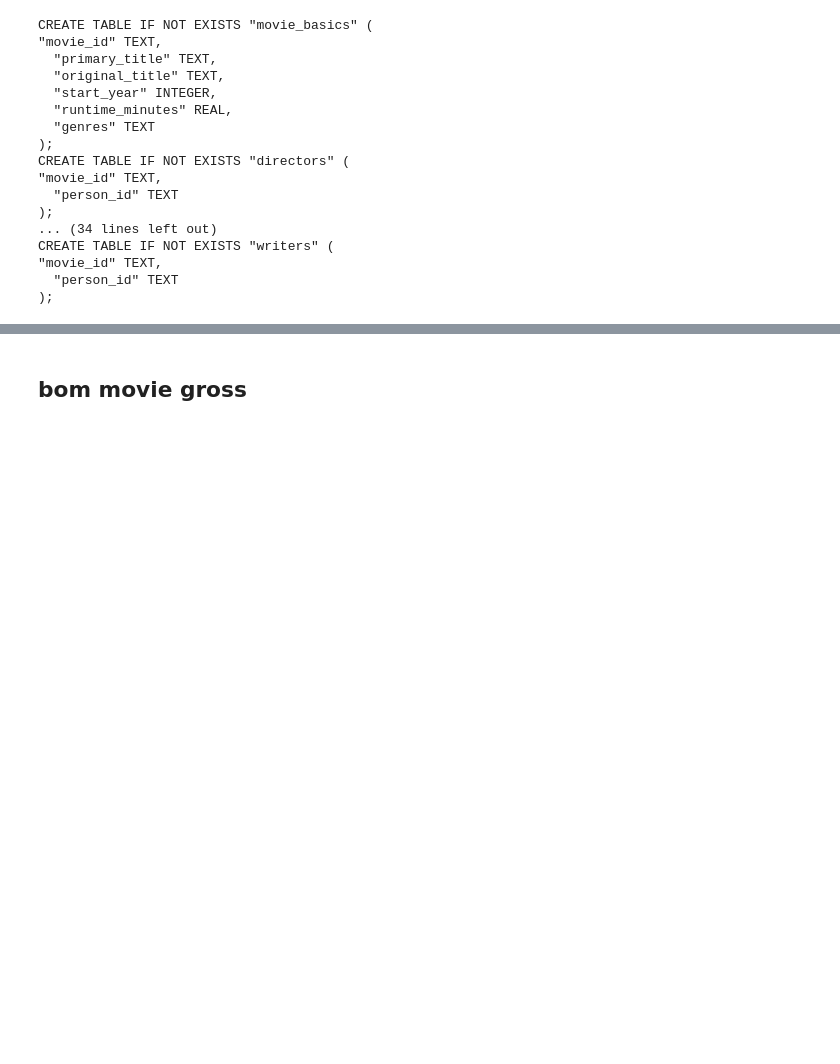
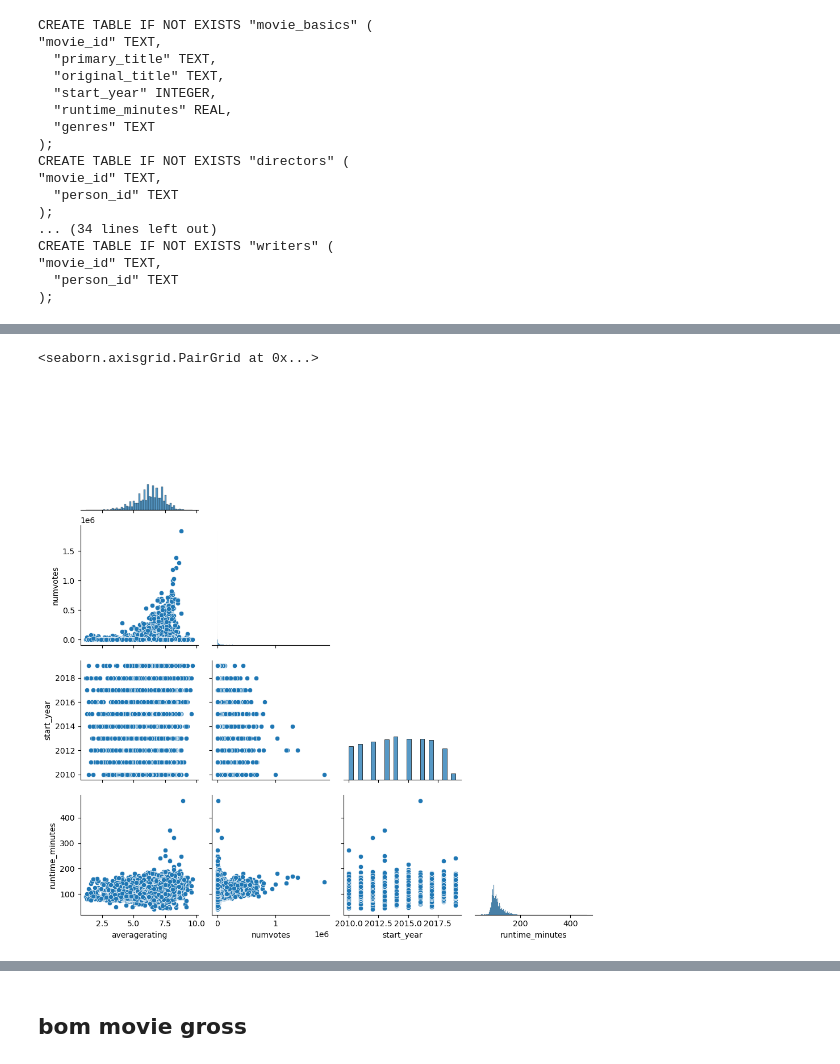
Before and after one commit to alexanderdaffara/Movies_Insights_EDA, a Jupyter notebook: Alex-Notebook.ipynb, the cells around one changed output, grey strips where cells are left out. Cells and saved outputs as stored; diff of their text form; code cells hidden in the pictures; blank space fills up the shorter version.

Commit message:
more alex work, pairplots

```diff
--- a/Alex-Notebook.ipynb
+++ b/Alex-Notebook.ipynb
@@ -41,7 +60,7 @@ CREATE TABLE IF NOT EXISTS "writers" (
   "person_id" TEXT
 );
 # %%
-conn = sqlite3.connect('zippedData/im.db')
+conn = sqlite3.connect('data/im.db')
 cursor = conn.cursor()
 # %%
 movie_basics_df = pd.read_sql("""SELECT * FROM movie_basics """, conn)    # 146144  movie_id  (unique)
@@ -52,3 +71,7 @@ movie_ratings_df = pd.read_sql("""SELECT * FROM movie_ratings """, conn)  # 7385
 persons_df = pd.read_sql("""SELECT * FROM persons """, conn)              # 606648  person_id
 principals_df = pd.read_sql("""SELECT * FROM principals """, conn)        # 1028186 principals
 writers_df = pd.read_sql("""SELECT * FROM writers """, conn)              # 255873  movie_id
+# %%
+movie_ratings_df = movie_ratings_df.merge(movie_basics_df, how='inner',on='movie_id')
+# %%
+movie_ratings_df = movie_ratings_df.loc[movie_ratings_df['numvotes'] > 1000]
@@ -55,3 +96,8 @@ writers_df = pd.read_sql("""SELECT * FROM writers """, conn)              # 2558
+# %%
+sns.pairplot(movie_ratings_df, corner=True)
+# %% [output]
+<seaborn.axisgrid.PairGrid at 0x...>
+[figure, added]
 # %%
 # df_with_directors -> movie basics + directors (contains duplicates when a movie has multiple directors)
 directors_df = directors_df.drop_duplicates()
```
Also changed, not shown: parts of 14 cells of this notebook.
